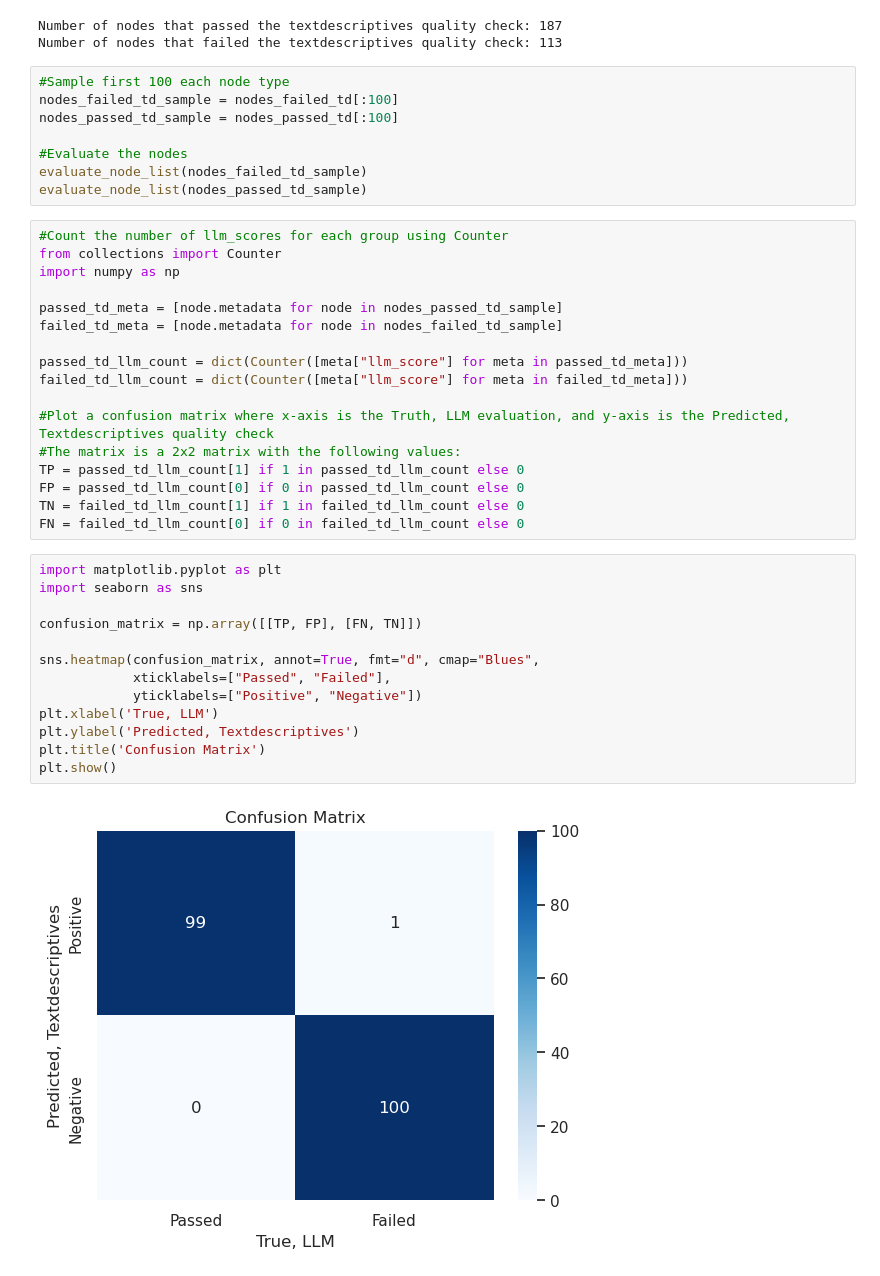
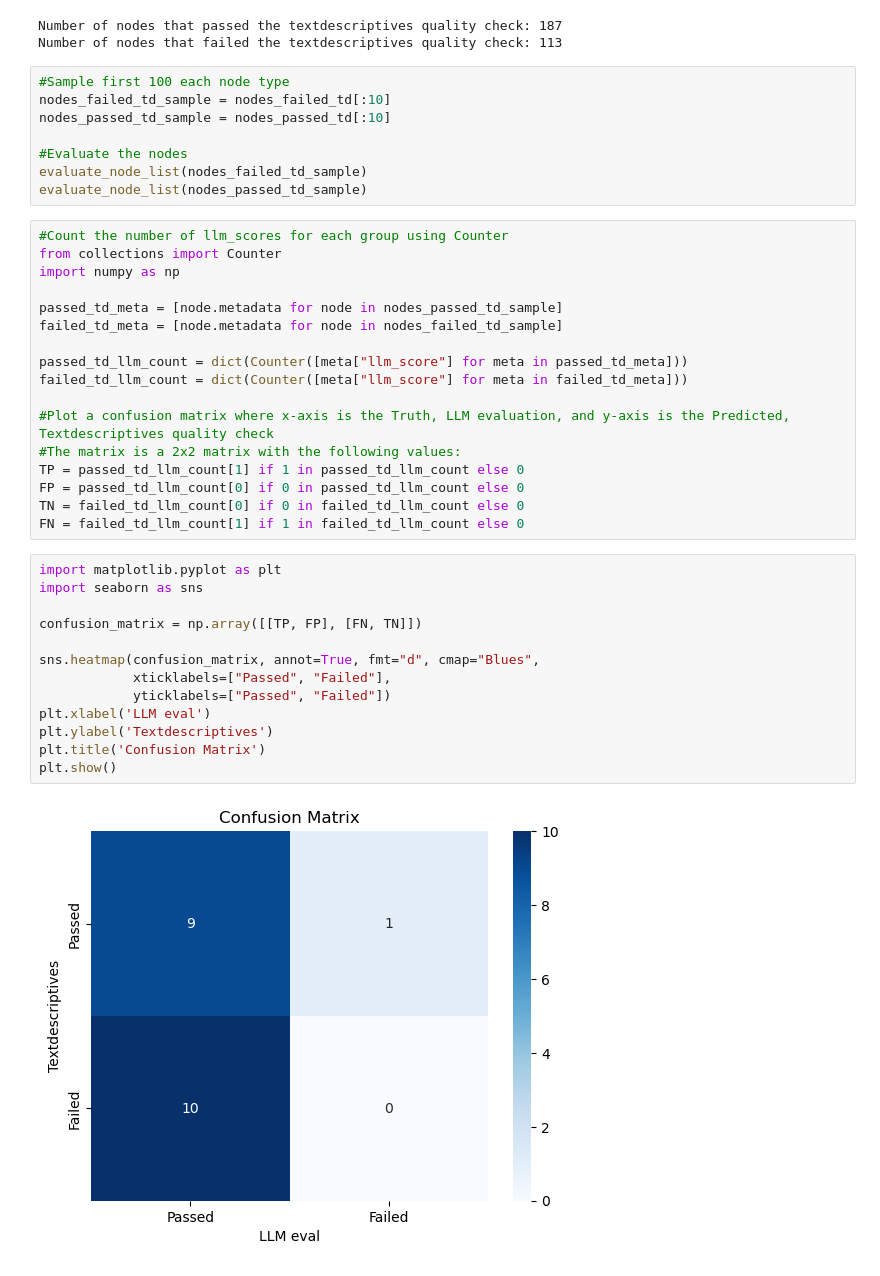
Before and after one commit to jalkestrup/genq_dansk, a Jupyter notebook: 05_func_qgen.ipynb, the cells around one changed output. Drawn from its saved outputs; the diff is of its cells as text.

```diff
--- a/05_func_qgen.ipynb
+++ b/05_func_qgen.ipynb
@@ -348,8 +310,8 @@ Number of nodes that passed the textdescriptives quality check: 187
 Number of nodes that failed the textdescriptives quality check: 113
 # %%
 #Sample first 100 each node type
-nodes_failed_td_sample = nodes_failed_td[:100]
-nodes_passed_td_sample = nodes_passed_td[:100]
+nodes_failed_td_sample = nodes_failed_td[:10]
+nodes_passed_td_sample = nodes_passed_td[:10]
 
 #Evaluate the nodes
 evaluate_node_list(nodes_failed_td_sample)
@@ -369,20 +331,20 @@ failed_td_llm_count = dict(Counter([meta["llm_score"] for meta in failed_td_meta
 #The matrix is a 2x2 matrix with the following values:
 TP = passed_td_llm_count[1] if 1 in passed_td_llm_count else 0
 FP = passed_td_llm_count[0] if 0 in passed_td_llm_count else 0
-TN = failed_td_llm_count[1] if 1 in failed_td_llm_count else 0
-FN = failed_td_llm_count[0] if 0 in failed_td_llm_count else 0
+TN = failed_td_llm_count[0] if 0 in failed_td_llm_count else 0
+FN = failed_td_llm_count[1] if 1 in failed_td_llm_count else 0
 # %%
 import matplotlib.pyplot as plt
 import seaborn as sns
 
 confusion_matrix = np.array([[TP, FP], [FN, TN]])
 
 sns.heatmap(confusion_matrix, annot=True, fmt="d", cmap="Blues",
             xticklabels=["Passed", "Failed"],
-            yticklabels=["Positive", "Negative"])
-plt.xlabel('True, LLM')
-plt.ylabel('Predicted, Textdescriptives')
+            yticklabels=["Passed", "Failed"])
+plt.xlabel('LLM eval')
+plt.ylabel('Textdescriptives')
 plt.title('Confusion Matrix')
 plt.show()
 # %% [output]
-[figure, old version]
+[figure, new version]
```
Also changed, not shown: parts of 14 cells of this notebook.
